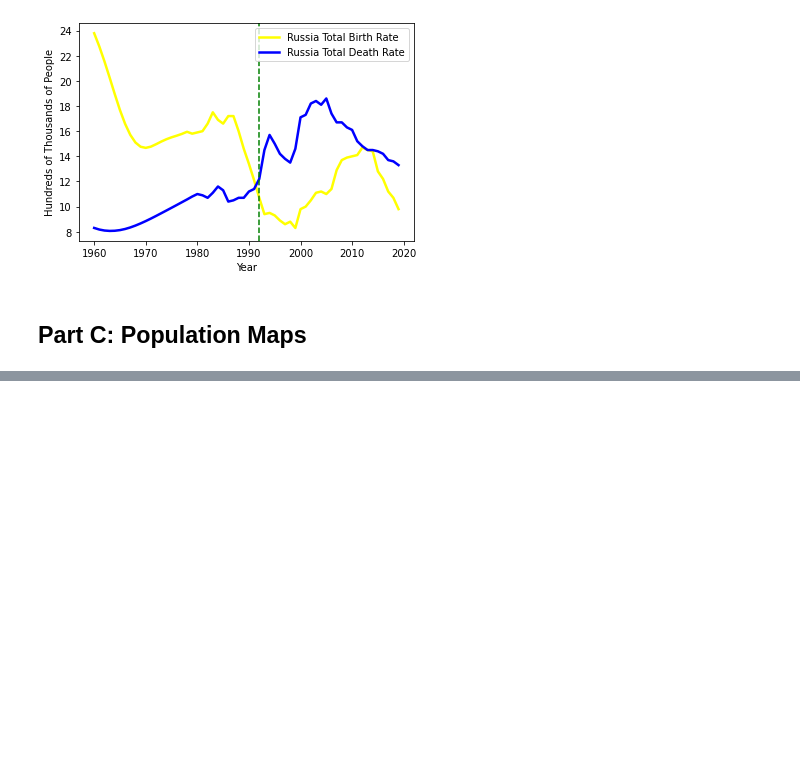
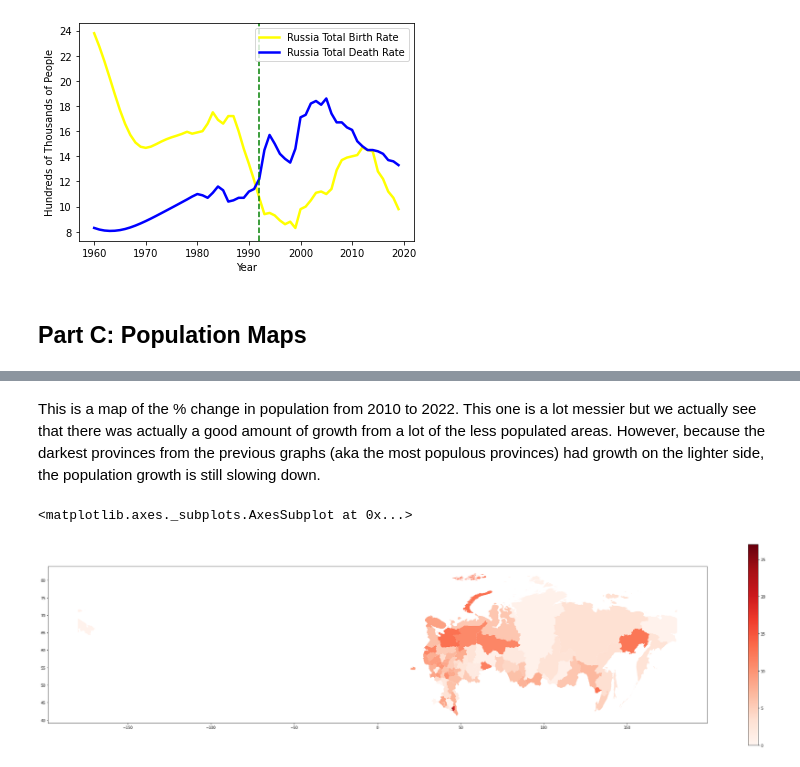
Before and after one commit to seank934/project1, a Jupyter notebook: project_1_envecon_153.ipynb, the cells around one changed output, grey strips where cells are left out. Drawn from its saved outputs; the diff is of its cells as text; code cells hidden in the pictures; blank space fills up the shorter version.

```diff
--- a/project_1_envecon_153.ipynb
+++ b/project_1_envecon_153.ipynb
@@ -306,0 +391,7 @@ gdf
+# %% [markdown]
+This is a map of the % change in population from 2010 to 2022. This one is a lot messier but we actually see that there was actually a good amount of growth from a lot of the less populated areas. However, because the darkest provinces from the previous graphs (aka the most populous provinces) had growth on the lighter side, the population growth is still slowing down.
+# %%
+merged.plot("% change", legend=True, figsize=(40,10), cmap="Reds")
+# %% [output]
+<matplotlib.axes._subplots.AxesSubplot at 0x...>
+[figure, added]
```
Also changed, not shown: parts of 10 cells of this notebook.
